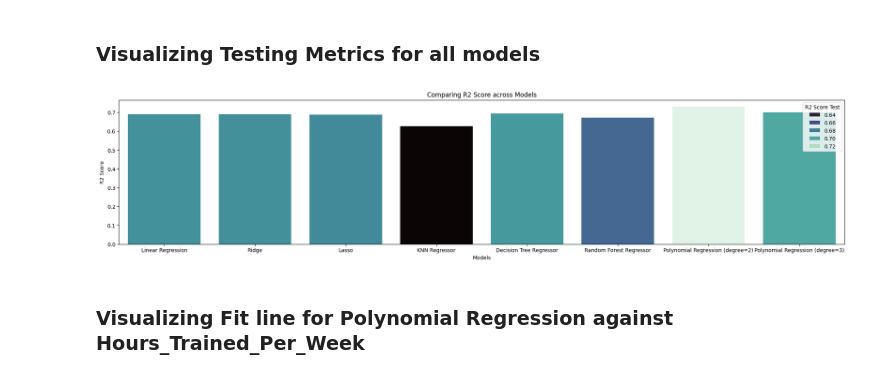
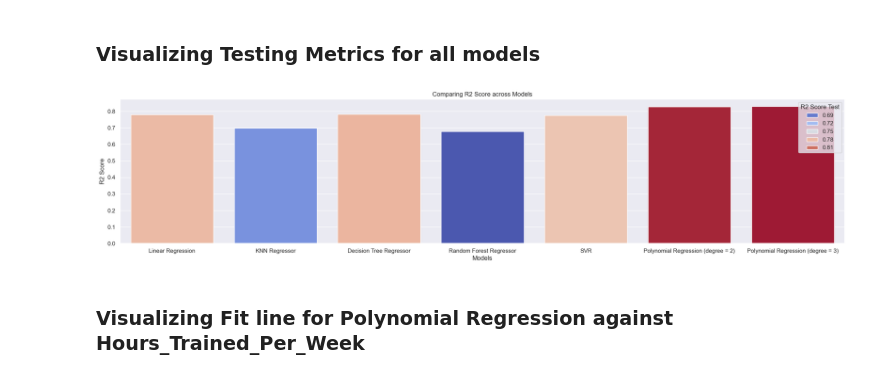
Before and after one commit to adityagoyal222/fitnessprediction, a Jupyter notebook: notebook/fitness_eda.ipynb, the cells around one changed output. Saved outputs shown, nothing was run; the diff lists cells and outputs as text; code cells hidden in the pictures.

Commit message:
changed input variable and added decision tree graph

```diff
--- a/notebook/fitness_eda.ipynb
+++ b/notebook/fitness_eda.ipynb
@@ -325,0 +328,10 @@ plt.show()
+# %%
+model = tree.DecisionTreeRegressor(max_depth=5)
+model = model.fit(X_train, y_train)
+import graphviz
+from sklearn.tree import export_graphviz
+
+# Build and render the tree graph
+graph = graphviz.Source(export_graphviz(model, out_file=None, feature_names=X_train.columns, class_names=["Workout_Type", "Experience_Level", "Age", "BMI", "Fat_Percentage", "Hours_Trained_Per_Week"], filled=True, rounded=True, special_characters=True))
+graph.render("decision_tree", format="png", cleanup=True)
+graph
@@ -332,7 +346,7 @@ estimators = [i/100 for i in estimators]
 train_accuracy = []
 test_accuracy = []
 for i in range(10,100):
-    model = RandomForestRegressor(n_estimators=4, max_depth=8, max_samples=i/100, max_features='sqrt', oob_score=True, random_state=15)
+    model = RandomForestRegressor(n_estimators=4, max_depth=8, max_samples=i/100, max_features='sqrt', random_state=15)
     model = model.fit(X_train, y_train)
 
     #Prediction
@@ -344,8 +358,9 @@ for i in range(10,100):
     train_accuracy.append(r2_square_train)
     test_accuracy.append(r2_square_test)
 
-plt.plot(estimators, train_accuracy, label = 'Training Accuracy')
-plt.plot(estimators, test_accuracy, label = 'Testing Accuracy')
+sns.set()
+sns.lineplot(x=estimators, y=train_accuracy, label = 'Training Accuracy')
+sns.lineplot(x=estimators, y=test_accuracy, label = 'Testing Accuracy')
 plt.legend()
 plt.xlabel('Value of max_samples')
 plt.ylabel('R2 Score')
@@ -354,0 +372,13 @@ plt.show()
+# %%
+from sklearn.model_selection import GridSearchCV
+from sklearn.svm import SVR
+param = {'kernel' : ('linear', 'poly', 'rbf', 'sigmoid'),'C' : [1,5,10],'degree': [2,3,4,8],'gamma' : ('auto','scale')}
+
+model = SVR()
+
+grids = GridSearchCV(model, param, cv=5)
+
+grids.fit(X_train, y_train)
+
+print(grids.best_params_)
+print(grids.best_score_)
@@ -355,22 +388,20 @@ plt.show()
 # %% [markdown]
 ### Pipeline for Training Multiple Models
 # %%
-from sklearn.linear_model import LinearRegression, Ridge, Lasso
+from sklearn.linear_model import LinearRegression
 
 # Model training
 models = {
     'Linear Regression': LinearRegression(),
-    'Ridge': Ridge(),
-    'Lasso': Lasso(),
     'KNN Regressor': KNeighborsRegressor(n_neighbors=30),
-    'Decision Tree Regressor': tree.DecisionTreeRegressor(max_depth=5),
+    'Decision Tree Regressor': tree.DecisionTreeRegressor(max_depth=5, ),
     'Random Forest Regressor': RandomForestRegressor(n_estimators=4,
                                                      max_depth=8,
                                                      max_samples=0.15,
                                                      max_features='sqrt',
-                                                     oob_score=True,
                                                      random_state=15
-                                )
+                                                    ),
+    'SVR': SVR(kernel='linear', C=10, degree=2, gamma='auto')
 }
 
 model_list = []
@@ -446,13 +476,13 @@ metrics_data
 ### Visualizing Testing Metrics for all models
 # %%
 plt.figure(figsize=(25,5))
-sns.barplot(metrics_data, x='ModelName', y='R2 Score Test', hue='R2 Score Test', palette="mako")
+plot = sns.barplot(metrics_data, x='ModelName', y='R2 Score Test', hue='R2 Score Test', palette="coolwarm")
 plt.xlabel("Models")
 plt.ylabel("R2 Score")
 plt.title("Comparing R2 Score across Models")
 plt.show()
 # %% [output]
-[figure, old version]
+[figure, new version]
 # %% [markdown]
 ### Visualizing Fit line for Polynomial Regression against Hours_Trained_Per_Week
 # %%
```
Also changed, not shown: parts of 22 cells of this notebook, 2 other files.
